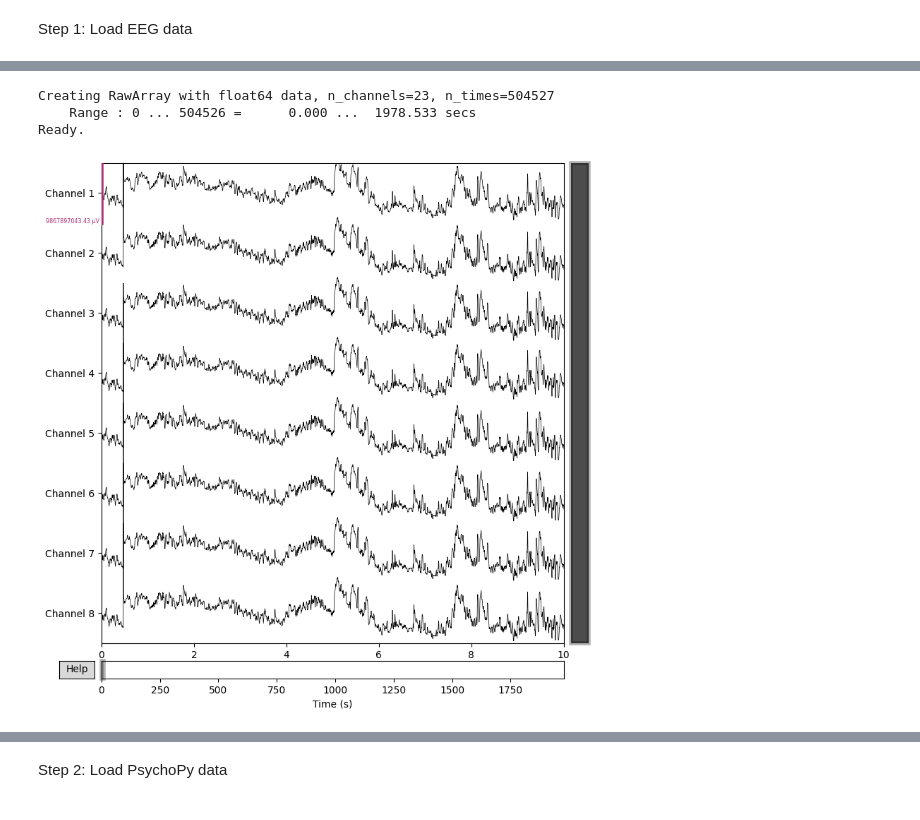
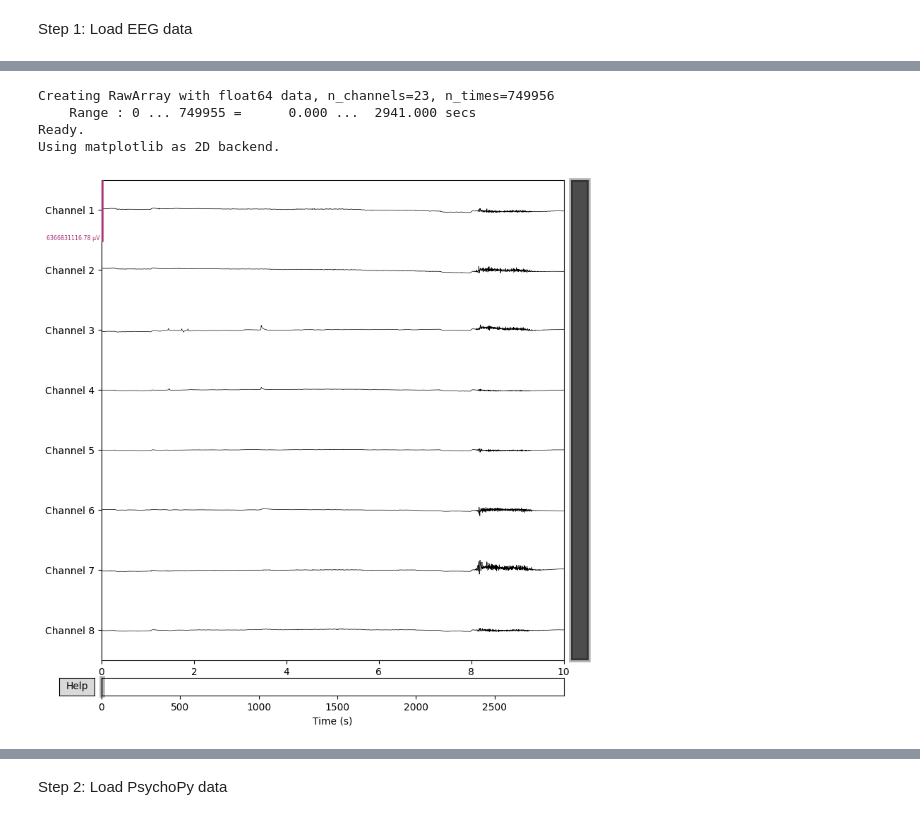
Before and after one commit to Neurotech-Davis/NeuroLingo, a Jupyter notebook: pre_processing/preprocessing.ipynb, the cells around one changed output, grey strips where cells are left out. Saved outputs shown, nothing was run; the diff lists cells and outputs as text; code cells hidden in the pictures.

```diff
--- a/pre_processing/preprocessing.ipynb
+++ b/pre_processing/preprocessing.ipynb
@@ -86,34 +117,35 @@ def load_eeg_data(file_path):
 	meas_date = unix_to_utc(start_time_unix) # However, MNE takes UTC time
 
 	# Create info structures and RawArray objects for each set of data
 	info = mne.create_info(ch_names=ch_names, sfreq=sfreq, ch_types=ch_types)
 	info.set_meas_date(meas_date)
 	raw = mne.io.RawArray(trial_data.T, info)
 
 	# Removing irrelevant channels
 	ch_names = [raw.ch_names]
 	ch_names_to_keep = [ch_names[0][0:8]]
 	raw = raw.pick(ch_names_to_keep[0])
 
 	# Now you can work with the MNE Raw object
 	# print(raw.info)
 	# raw.plot(scalings='auto')
 	# raw.__len__()
 	# More attributes here: https://mne.tools/1.8/generated/mne.io.RawArray.html
 
 	# Return the RawArray object
 	return raw
 
 # Store our EEG data path in a variable
-eeg_file_path_csv = '../raw_EEG_data/BrainFlow-RAW_2025-02-23_14-24-48_1.csv'
+eeg_file_path_csv = '../../../Neurotech 24-25/EEG_data_new/EEG-20250317T232255Z-001/EEG/3_9_2025_JoshIrby_OpenBCI/OpenBCISession_2025-03-09_14-39-02/BrainFlow-RAW_2025-03-09_14-39-02_0.csv'
 
 # Actual function call
 raw = load_eeg_data(eeg_file_path_csv)
 
 # Make a cool picture
 raw.plot(scalings='auto')
 # %% [output]
-Creating RawArray with float64 data, n_channels=23, n_times=504527
-    Range : 0 ... 504526 =      0.000 ...  1978.533 secs
+Creating RawArray with float64 data, n_channels=23, n_times=749956
+    Range : 0 ... 749955 =      0.000 ...  2941.000 secs
 Ready.
+Using matplotlib as 2D backend.
-[figure, old version]
+[figure, new version]
```
Also changed, not shown: parts of 15 cells of this notebook, 4 other files.
